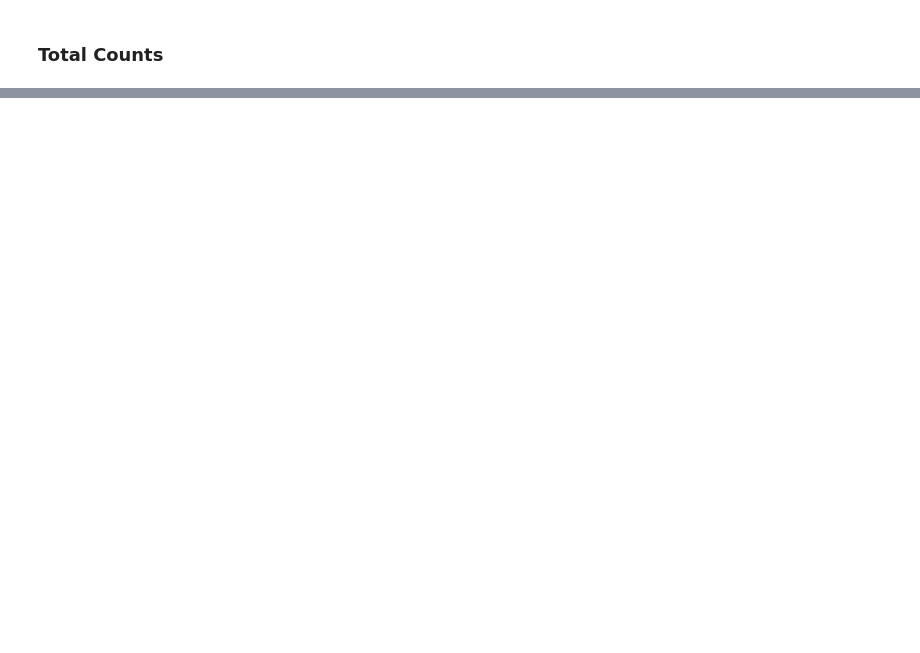
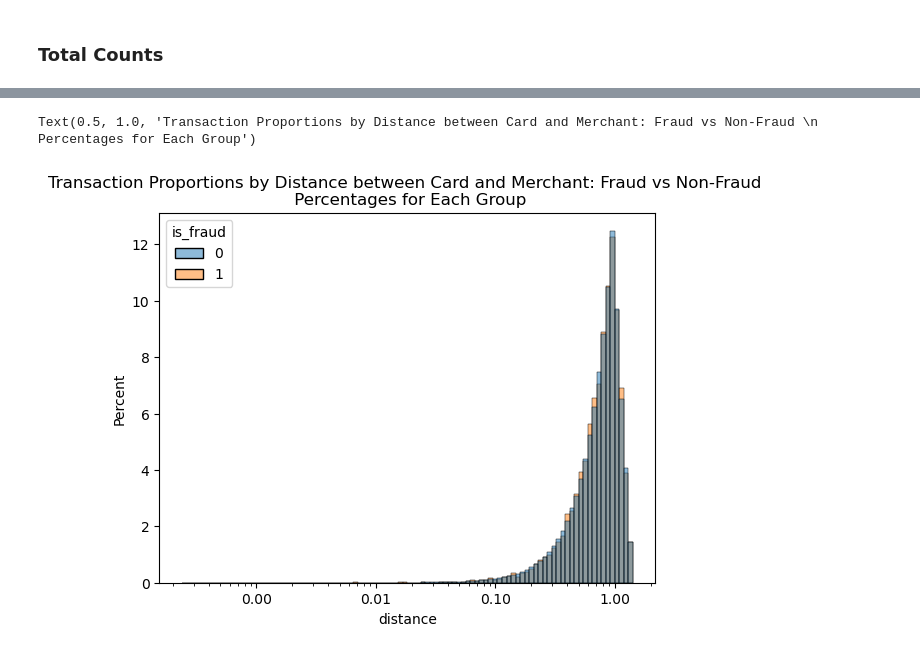
Before and after one commit to glebpnkv/fin_crime, a Jupyter notebook: 1_eda.ipynb, the cells around one changed output, grey strips where cells are left out. Drawn from its saved outputs; the diff is of its cells as text; code cells hidden in the pictures; blank space fills up the shorter version.

```diff
--- a/1_eda.ipynb
+++ b/1_eda.ipynb
@@ -289,0 +434,19 @@ df.loc[
+# %%
+sns.histplot(
+    data=df,
+    x="distance",
+    hue="is_fraud",
+    stat="percent",
+    log_scale=(True, False),
+    common_norm=False,
+    fill=True,
+    bins=100
+)
+
+plt.gca().xaxis.set_major_formatter(ticker.ScalarFormatter())
+plt.gca().xaxis.set_major_locator(ticker.LogLocator(base=10.0))
+
+plt.title('Transaction Proportions by Distance between Card and Merchant: Fraud vs Non-Fraud \n Percentages for Each Group')
+# %% [output]
+Text(0.5, 1.0, 'Transaction Proportions by Distance between Card and Merchant: Fraud vs Non-Fraud \n Percentages for Each Group')
+[figure, added]
```
Also changed, not shown: parts of 45 cells of this notebook.
